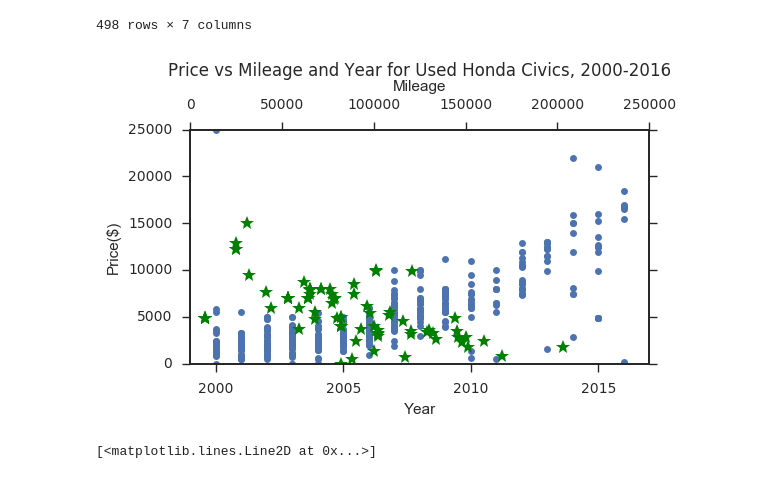
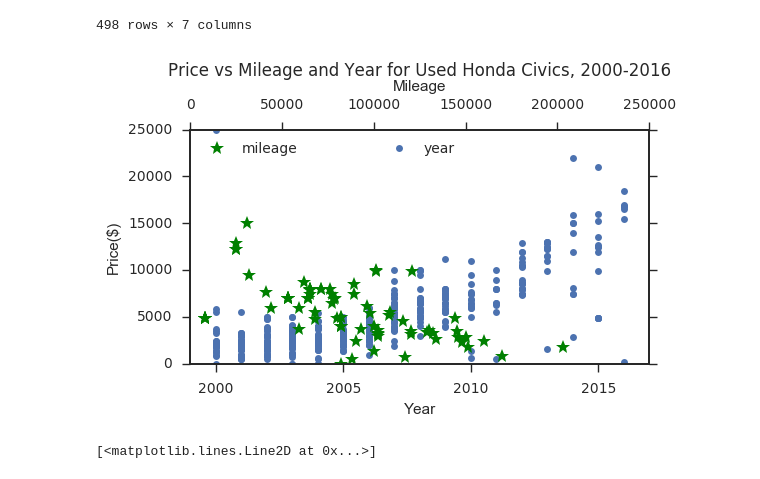
Before and after one commit to bslakman/Cars, a Jupyter notebook: Craigslist.ipynb, the cells around one changed output. Drawn from its saved outputs; the diff is of its cells as text; code cells hidden in the pictures.

Commit message:
Added legend for plot

```diff
--- a/Craigslist.ipynb
+++ b/Craigslist.ipynb
@@ -206,19 +206,21 @@ df
 # %%
 sns.set_style("ticks")
 fig = plt.figure(figsize=(6,4))
 ax1 = fig.add_subplot(111)
 ax1.set_xlabel('Year')
 ax1.set_ylabel('Price($)')
 ax1.set_title('Price vs Mileage and Year for Used Honda Civics, 2000-2016', y= 1.2)
-plt.plot(df['year'], df['price'], '.', ms=10)
+plt.plot(df['year'], df['price'], '.', ms=10, label='year')
 ax1.set_xbound(lower=1999, upper=2017)
+ax1.legend(loc='best')
 ax2 = ax1.twiny()
 ax2.set_xlabel('Mileage')
-plt.plot(df['mileage'], df['price'], 'g*', ms=10)
+plt.plot(df['mileage'], df['price'], 'g*', ms=10, label='mileage')
+ax2.legend(loc=2)
 plt.tight_layout()
 plt.savefig('price_year_mileage.pdf')
 # %% [output]
-[figure, old version]
+[figure, new version]
 # %%
 plt.plot(df['price'], df['mileage'], linestyle='', marker='.')
 # %% [output]
```
Also changed, not shown: 2 other files.
